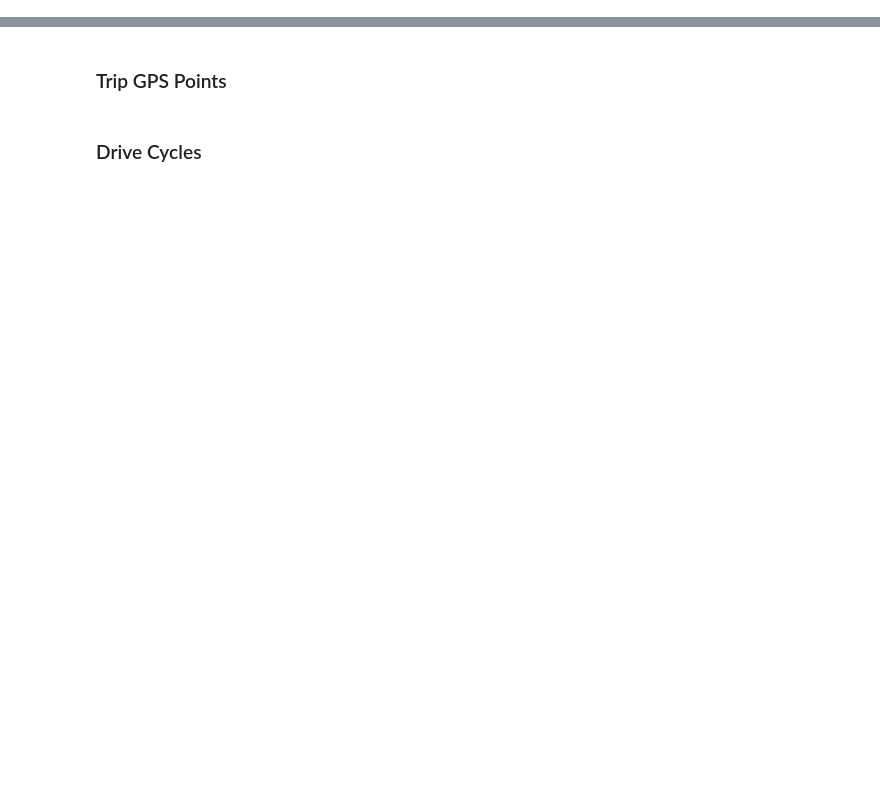
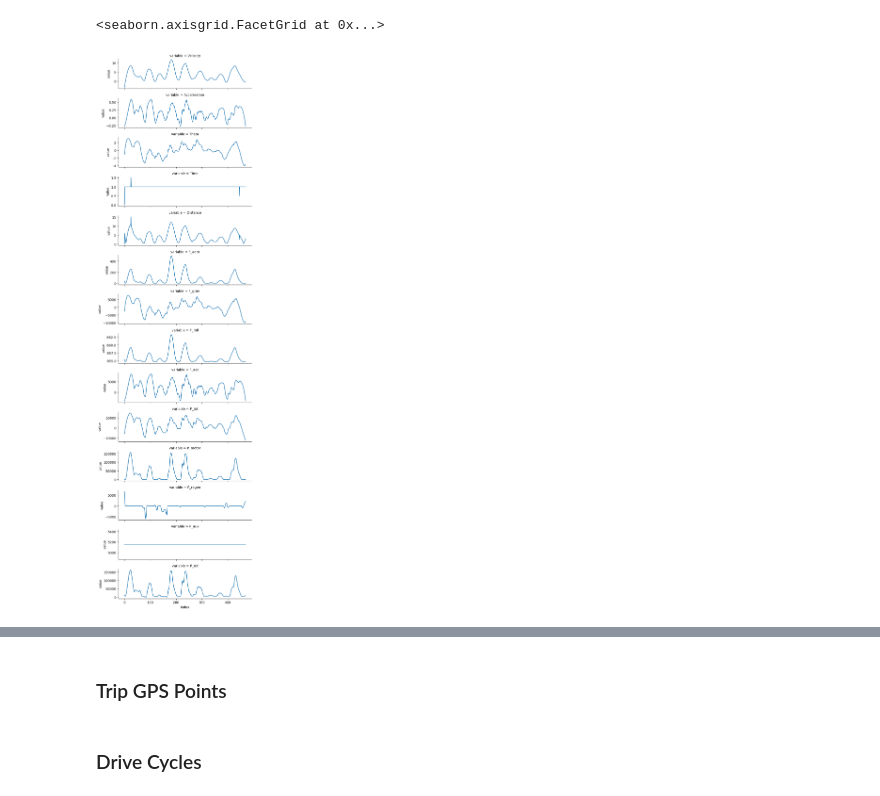
Before and after one commit to zackAemmer/open_bus_tools, a Jupyter notebook: notebooks/create_drive_cycle.ipynb, the cells around one changed output, grey strips where cells are left out. Drawn from its saved outputs; the diff is of its cells as text; code cells hidden in the pictures; blank space fills up the shorter version.

```diff
--- a/notebooks/create_drive_cycle.ipynb
+++ b/notebooks/create_drive_cycle.ipynb
@@ -43,5 +101,8 @@ cycle_df.head()
 # %%
-plotting.formatted_trajectory_lineplot(cycle_df)
+plotting.formatted_trajectory_lineplot(phone_cycle_energy_df)
+# %% [output]
+<seaborn.axisgrid.FacetGrid at 0x...>
+[figure, added]
 # %%
 # Create resampled trajectory
 phone_traj = trajectory.Trajectory(data_phone.longitude, data_phone.latitude, 322, 0, [386910,69022], 32148, resample_len=200)
```
Also changed, not shown: parts of 7 cells of this notebook, 9 other files.
